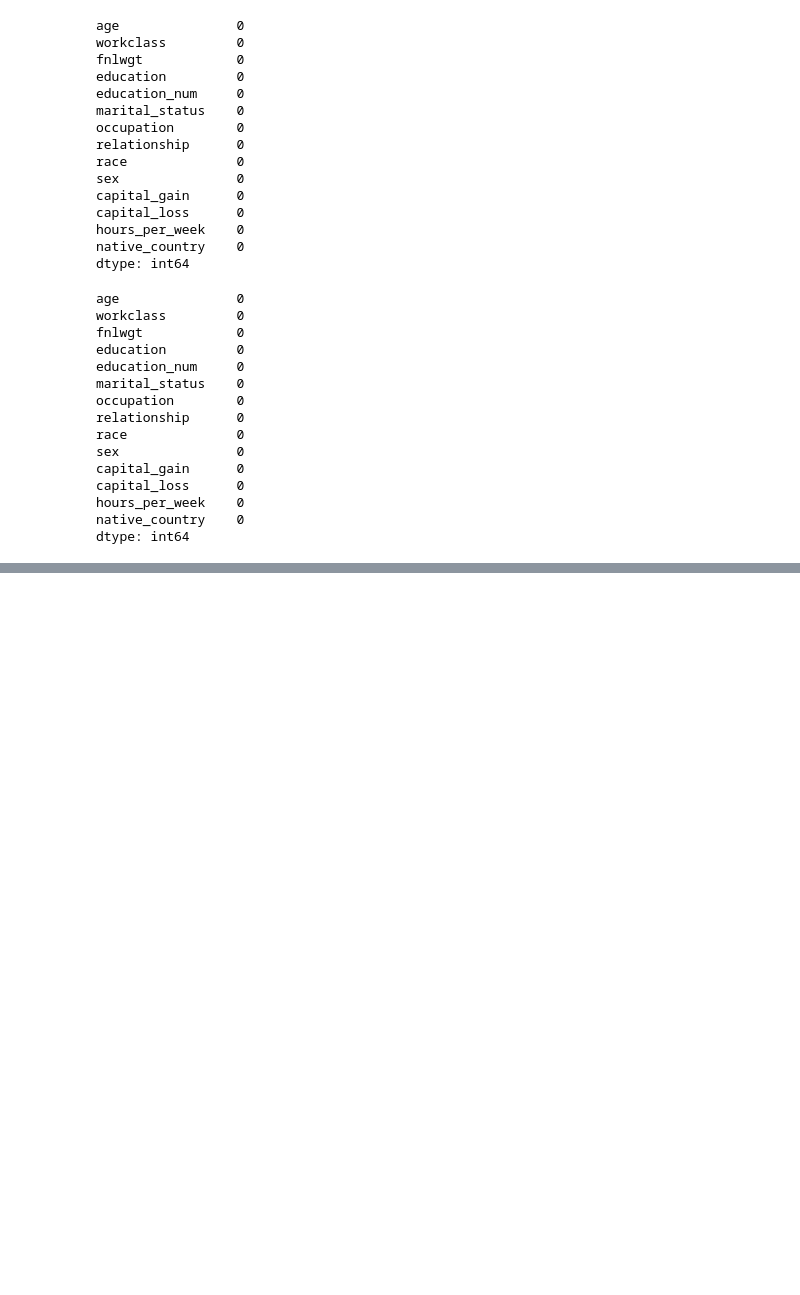
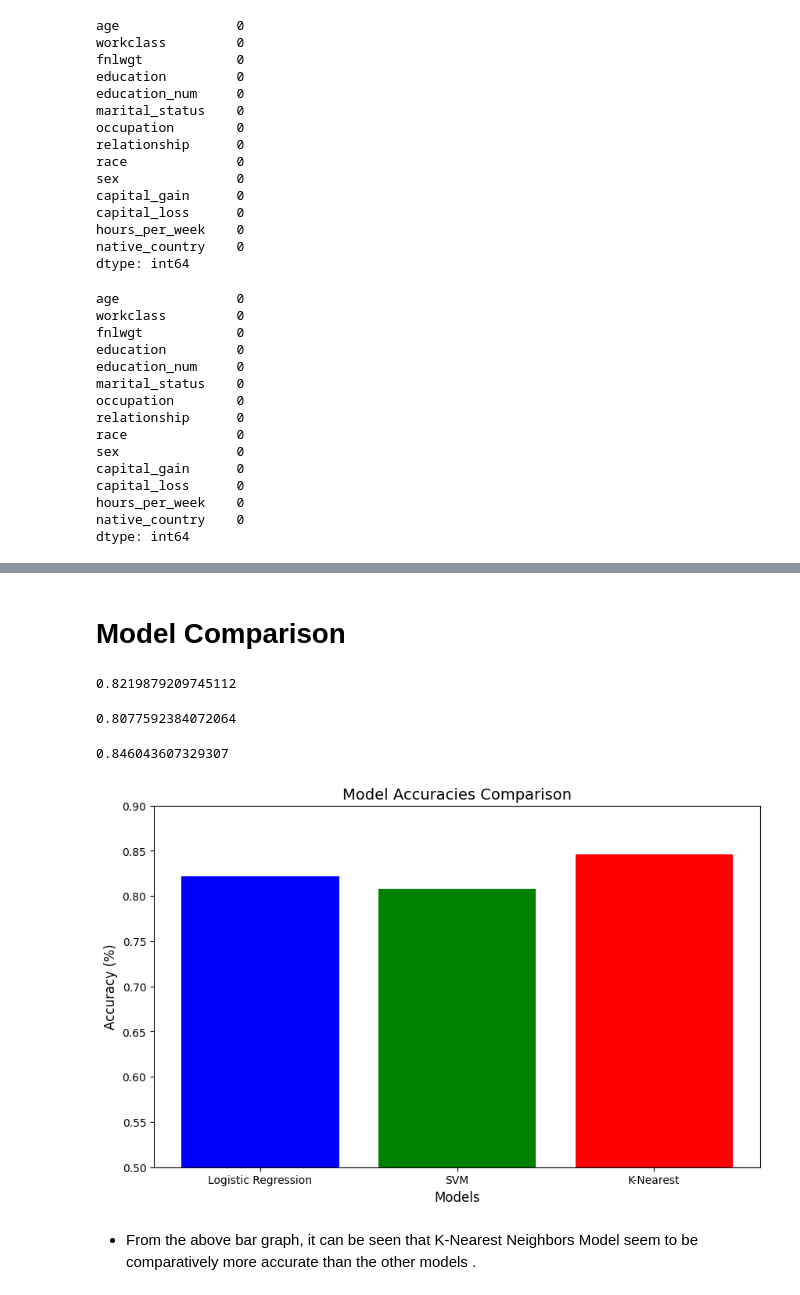
Before and after one commit to mimi428/Income-classification, a Jupyter notebook: incomeclass.ipynb, the cells around one changed output, grey strips where cells are left out. Saved outputs shown, nothing was run; the diff lists cells and outputs as text; code cells hidden in the pictures; blank space fills up the shorter version.

```diff
--- a/incomeclass.ipynb
+++ b/incomeclass.ipynb
@@ -645,0 +748,3 @@ dtype: int64
+# %%
+svm_model = SVC(random_state=42, probability=True)
+svm_model.fit(X_train, y_train)
@@ -645,0 +753,3 @@ dtype: int64
+# %%
+svm_y_pred = svm_model.predict(X_test)
+svm_accuracy = accuracy_score(y_test, svm_y_pred)
@@ -645,0 +777,3 @@ dtype: int64
+# %%
+knn_model = KNeighborsClassifier()
+knn_model.fit(X_train, y_train)
@@ -645,0 +782,3 @@ dtype: int64
+# %%
+knn_y_pred = knn_model.predict(X_test)
+knn_accuracy = accuracy_score(y_test, knn_y_pred)
@@ -645,0 +802,32 @@ dtype: int64
+# %% [markdown]
+# Model Comparison
+# %%
+lr_accuracy
+# %% [output]
+0.8219879209745112
+# %%
+svm_accuracy
+# %% [output]
+0.8077592384072064
+# %%
+knn_accuracy
+# %% [output]
+0.846043607329307
+# %%
+models = ['Logistic Regression', 'SVM', 'K-Nearest']
+accuracies = [ lr_accuracy, svm_accuracy,knn_accuracy]
+
+
+plt.figure(figsize=(10, 6))
+plt.bar(models, accuracies, color=['blue', 'green', 'red', 'orange'])
+
+plt.title('Model Accuracies Comparison', fontsize=14)
+plt.ylim(0.5,0.9)
+plt.xlabel('Models', fontsize=12)
+plt.ylabel('Accuracy (%)', fontsize=12)
+
+plt.show()
+# %% [output]
+[figure, added]
+# %% [markdown]
+- From the above bar graph, it can be seen that K-Nearest Neighbors Model seem to be comparatively more accurate than the other models .
```
Also changed, not shown: parts of 33 cells of this notebook.
